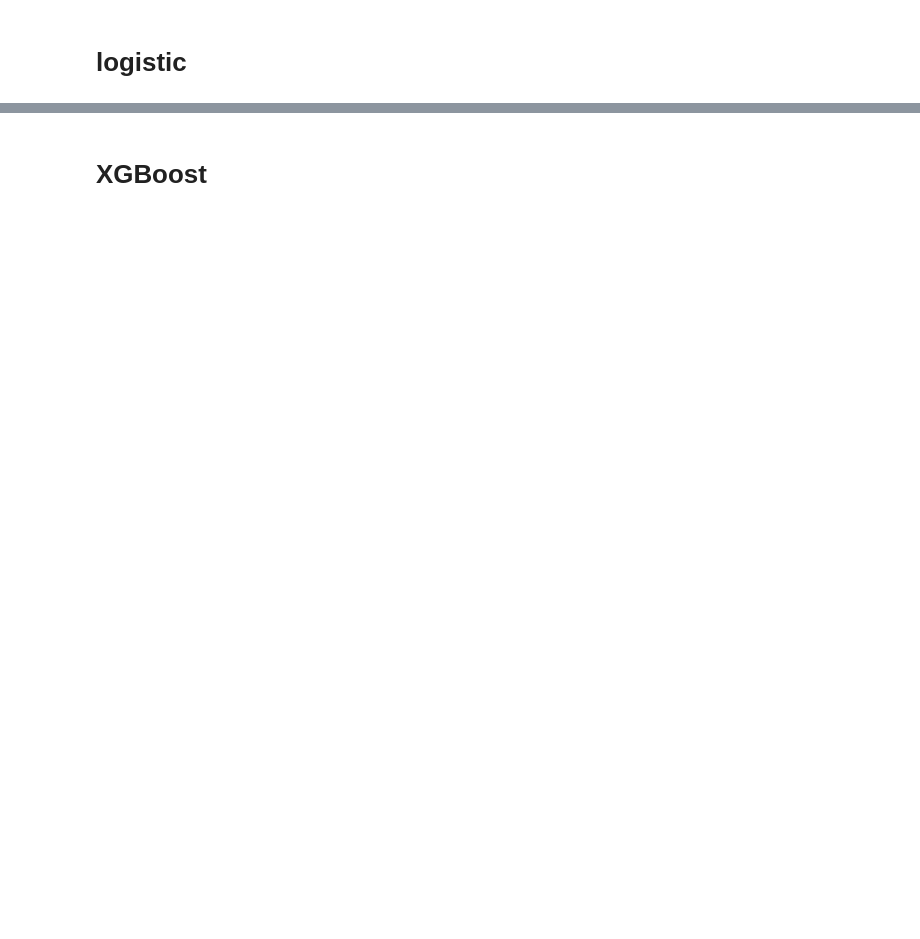
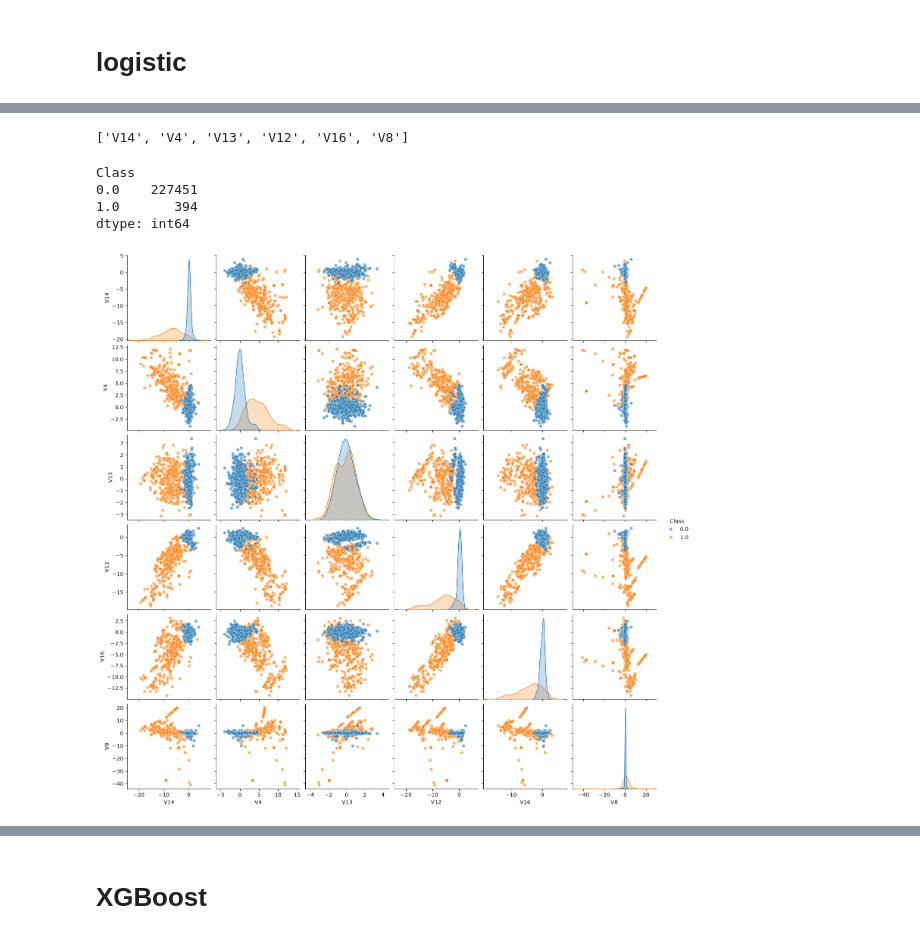
Before and after one commit to MonoJello/fraud-detection, a Jupyter notebook: code/02 models.ipynb, the cells around one changed output, grey strips where cells are left out. Saved outputs shown, nothing was run; the diff lists cells and outputs as text; code cells hidden in the pictures; blank space fills up the shorter version.

```diff
--- a/code/02 models.ipynb
+++ b/code/02 models.ipynb
@@ -2,0 +99,3 @@
+# %%
+walds = pd.read_pickle("../data/walds.pkl")
+walds.head()
@@ -2,0 +109,4 @@
+# %%
+log_vars = walds[walds['corr ind'] == False]['var'].tolist()
+# log_vars = walds['var'].tolist()
+log_vars
@@ -2,0 +131,11 @@
+# %%
+X = df[log_vars]
+y = df.Class
+# %%
+# y should be a binary Series containing 0 and 1
+# X should contain candidate predictor columns
+
+selected_features, selection_history = uti.forward_select_auc(X, y)
+
+print(f'Selected Features: {selected_features}')
+print(selection_history)
@@ -2,0 +157,33 @@
+# %%
+selected_features
+# %% [output]
+['V14', 'V4', 'V13', 'V12', 'V16', 'V8']
+# %%
+df.groupby('Class').size()
+# %% [output]
+Class
+0.0    227451
+1.0       394
+dtype: int64
+# %%
+import seaborn as sns
+
+combined = pd.concat(
+    [df[selected_features + ['Class']][df.Class == 1],
+     df[selected_features + ['Class']][df.Class == 0].sample(n=394, random_state=42).reset_index(drop=True)],
+    axis=0,
+    ignore_index=True
+)
+
+
+sns.pairplot(
+    combined,
+    hue="Class",
+    height=2.5,
+    diag_kind="kde",
+    plot_kws={"alpha": 0.6}
+)
+
+plt.show()
+# %% [output]
+[figure, added]
```
Also changed, not shown: parts of 25 cells of this notebook, 2 other files.
